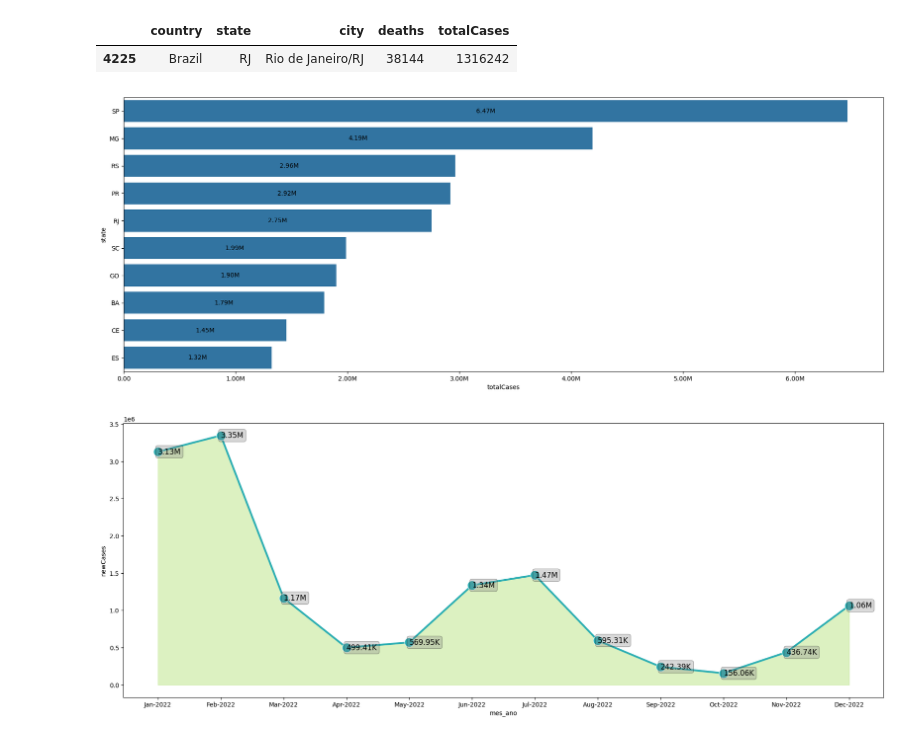
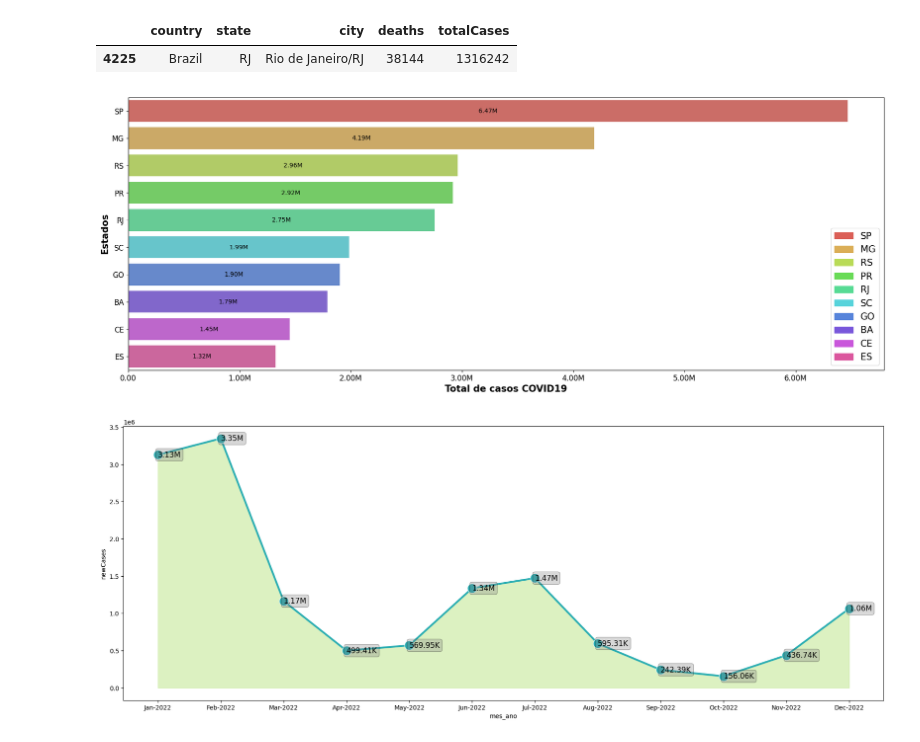
Before and after one commit to GabrielBF1/Ada_Project_Avancado, a Jupyter notebook: code/dataset.ipynb, the cells around one changed output. Saved outputs shown, nothing was run; the diff lists cells and outputs as text; code cells hidden in the pictures.

```diff
--- a/code/dataset.ipynb
+++ b/code/dataset.ipynb
@@ -31,19 +22,31 @@ covid_dataset_cities = covid_dataset_cities.drop(columns=['ibgeID', 'deaths_per_
-# %%
-max = covid_dataset_cities['totalCases'].max()
-covid_dataset_cities[covid_dataset_cities['totalCases'] == max]
-# %% [output]
-|  | country | state | city | deaths | totalCases |
-| 4225 | Brazil | RJ | Rio de Janeiro/RJ | 38144 | 1316242 |
+# %%
+covid_dataset_cities = covid_dataset_cities.drop(columns=['ibgeID', 'deaths_per_100k_inhabitants', 'totalCases_per_100k_inhabitants', 'deaths_by_totalCases', '_source', 'date', 'newCases', 'newDeaths', 'last_info_date'])
+covid_dataset_cities[covid_dataset_cities['totalCases'] == covid_dataset_cities['totalCases'].max()]
+# %% [output]
+|  | country | state | city | deaths | totalCases |
+| 4225 | Brazil | RJ | Rio de Janeiro/RJ | 38144 | 1316242 |
 # %%
 covid_dataset_cities = covid_dataset_cities.groupby(['state','country'], as_index=False).sum()
 # %%
 top_10_states_cases = covid_dataset_cities.nlargest(n=10, columns=['totalCases']).drop(columns=['city'])
 fig = plt.figure(figsize=(22,8))
-ax = sns.barplot(x='totalCases', y='state', data=top_10_states_cases, orient='h')
+palette = sns.color_palette('hls', len(top_10_states_cases.totalCases.unique()))
+ax = sns.barplot(x='totalCases', y='state', data=top_10_states_cases, orient='h', palette=palette, hue='state', dodge=False)
 xlabels = [human_format(x) for x in ax.get_xticks()]
-ax.set_xticklabels(xlabels)
-ax.bar_label(ax.containers[0], label_type="center", labels=[f'{human_format(x.get_width())}' for x in ax.containers[0]])
+
+for container in ax.containers:
+    ax.bar_label(container, label_type="center", labels=[f'{human_format(x.get_width())}' for x in container])
+
+handles = []
+for label, s in zip(palette.as_hex(),top_10_states_cases.state.values) :
+    handles.append(mpatches.Patch(color=label, label=s))
+
+plt.legend(top_10_states_cases.state.values, handles=handles, fontsize=15)
+plt.xlabel('Total de casos COVID19', fontweight='bold', color = 'black', fontsize='15', horizontalalignment='center')
+plt.ylabel('Estados', fontweight='bold', color = 'black', fontsize='15', horizontalalignment='center')
+ax.set_xticklabels(xlabels, color = 'black', fontsize='12', horizontalalignment='center')
+ax.set_yticklabels(top_10_states_cases.state.values, color = 'black', fontsize='12')
 plt.show()
 # %% [output]
-[figure, old version]
+[figure, new version]
 # %%
```
Also changed, not shown: parts of 5 cells of this notebook.
